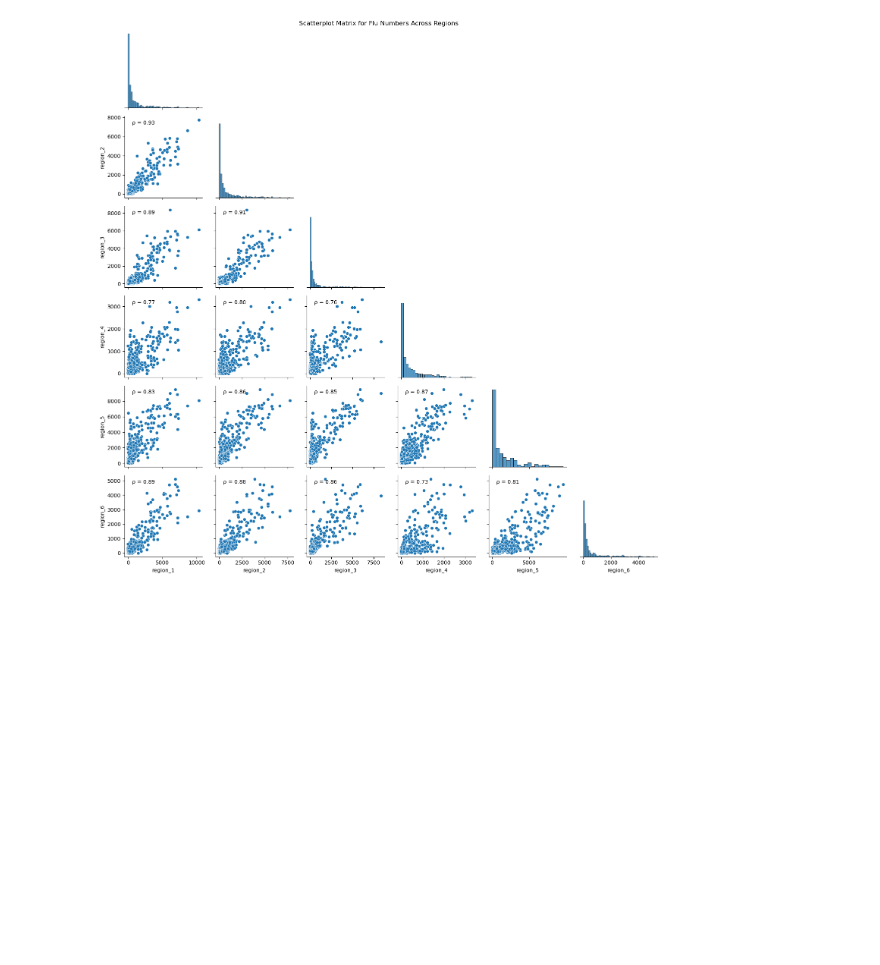
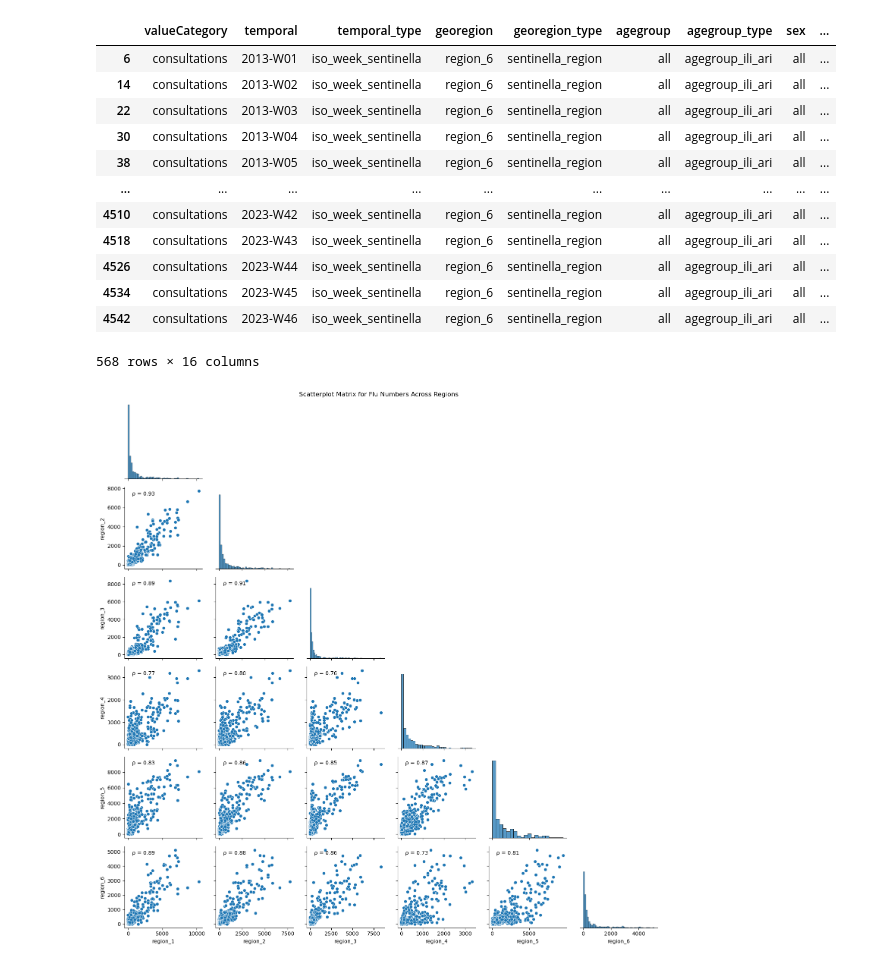
Before and after one commit to th-kl/DSF, a Jupyter notebook: notebooks/exploration.ipynb, the cells around one changed output. Drawn from its saved outputs; the diff is of its cells as text; code cells hidden in the pictures; blank space fills up the shorter version.

```diff
--- a/notebooks/exploration.ipynb
+++ b/notebooks/exploration.ipynb
@@ -31,3 +68,19 @@ flu_region['temporal'] = flu_region['temporal'].apply(lambda x: week_dict[x])
+# %%
+flu_region.query('georegion == "region_6"')
+# %% [output]
+|  | valueCategory | temporal | temporal_type | georegion | georegion_type | agegroup | agegroup_type | sex | ... |
+| 6 | consultations | 2013-W01 | iso_week_sentinella | region_6 | sentinella_region | all | agegroup_ili_ari | all | ... |
+| 14 | consultations | 2013-W02 | iso_week_sentinella | region_6 | sentinella_region | all | agegroup_ili_ari | all | ... |
+| 22 | consultations | 2013-W03 | iso_week_sentinella | region_6 | sentinella_region | all | agegroup_ili_ari | all | ... |
+| 30 | consultations | 2013-W04 | iso_week_sentinella | region_6 | sentinella_region | all | agegroup_ili_ari | all | ... |
+| 38 | consultations | 2013-W05 | iso_week_sentinella | region_6 | sentinella_region | all | agegroup_ili_ari | all | ... |
+| ... | ... | ... | ... | ... | ... | ... | ... | ... | ... |
+| 4510 | consultations | 2023-W42 | iso_week_sentinella | region_6 | sentinella_region | all | agegroup_ili_ari | all | ... |
+| 4518 | consultations | 2023-W43 | iso_week_sentinella | region_6 | sentinella_region | all | agegroup_ili_ari | all | ... |
+| 4526 | consultations | 2023-W44 | iso_week_sentinella | region_6 | sentinella_region | all | agegroup_ili_ari | all | ... |
+| 4534 | consultations | 2023-W45 | iso_week_sentinella | region_6 | sentinella_region | all | agegroup_ili_ari | all | ... |
+| 4542 | consultations | 2023-W46 | iso_week_sentinella | region_6 | sentinella_region | all | agegroup_ili_ari | all | ... |
+568 rows × 16 columns
 # %%
 # Convert the 'temporal' column to datetime, ensuring it's a string first
 flu_region['temporal'] = flu_region['temporal'].astype(str)
```
Also changed, not shown: parts of 3 cells of this notebook, 9 other files.
